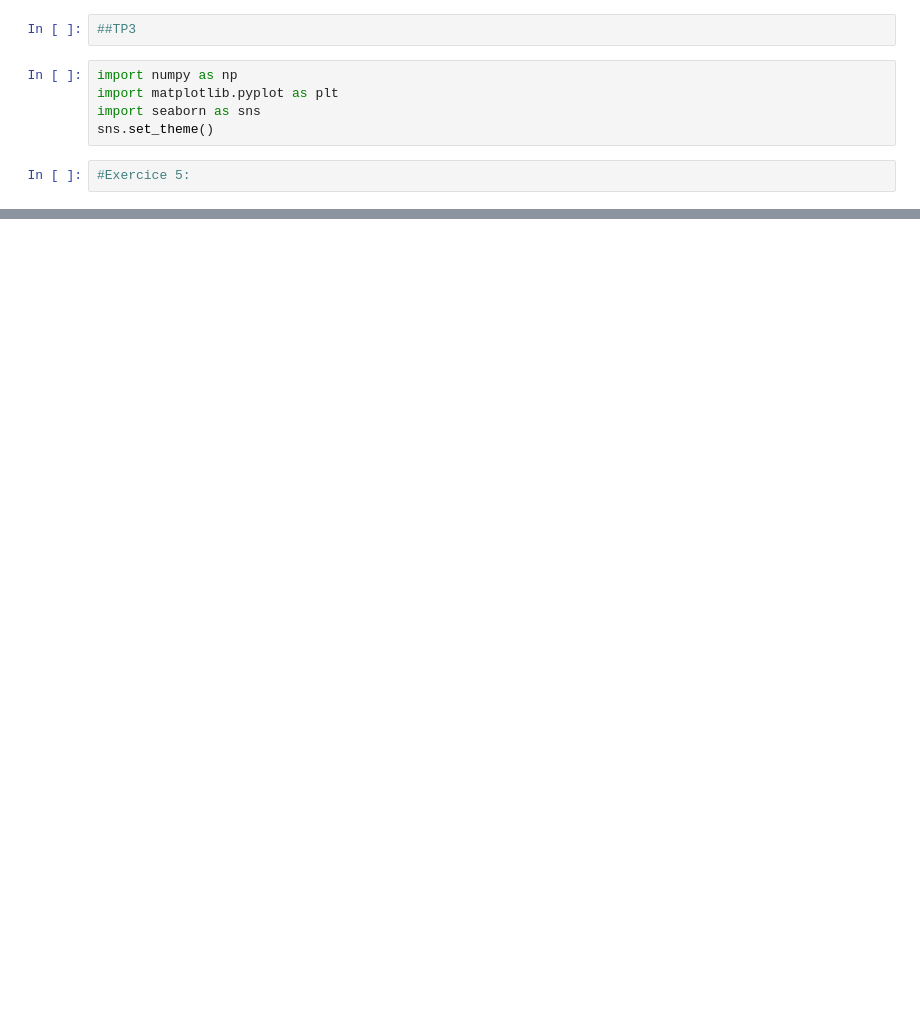
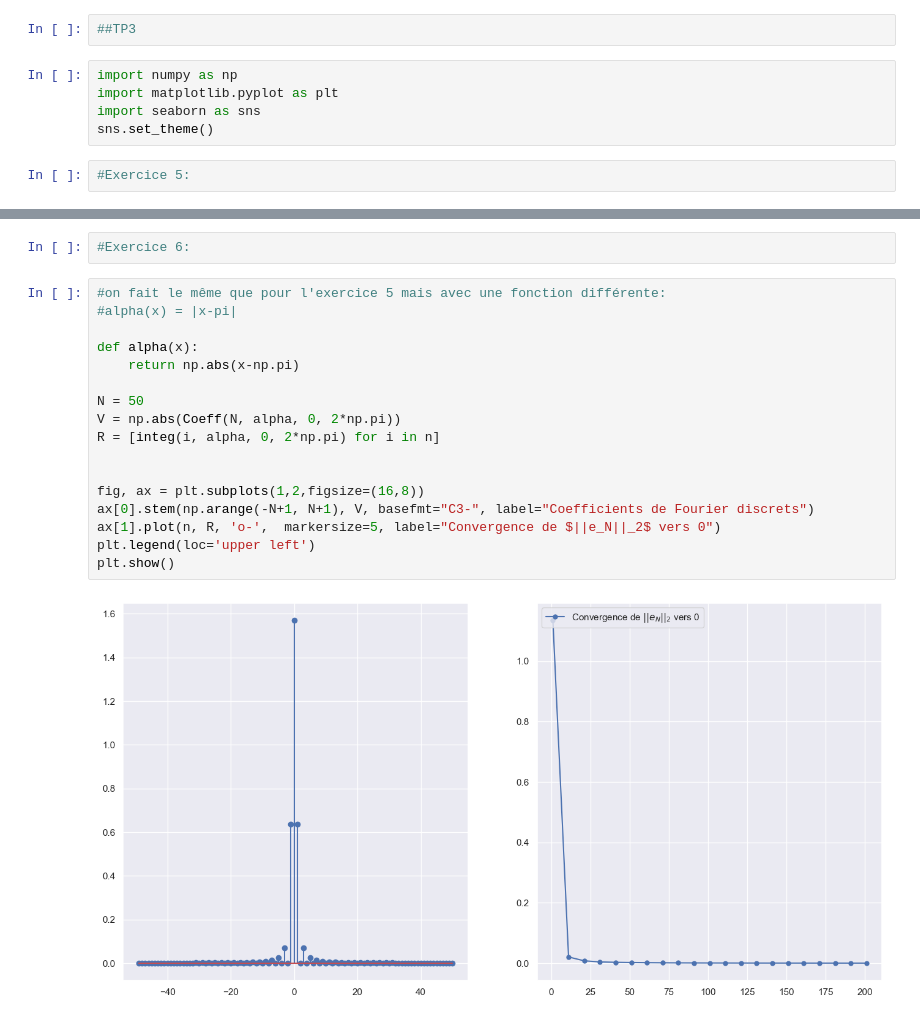
Before and after one commit to PolTibau/Fourier-Discrete, a Jupyter notebook: TP/TP3.ipynb, the cells around one changed output, grey strips where cells are left out. Drawn from its saved outputs; the diff is of its cells as text; blank space fills up the shorter version.

```diff
--- a/TP/TP3.ipynb
+++ b/TP/TP3.ipynb
@@ -77,0 +98,21 @@ plt.show()
+# %%
+#Exercice 6:
+# %%
+#on fait le même que pour l'exercice 5 mais avec une fonction différente:
+#alpha(x) = |x-pi|
+
+def alpha(x):
+    return np.abs(x-np.pi)
+
+N = 50
+V = np.abs(Coeff(N, alpha, 0, 2*np.pi))
+R = [integ(i, alpha, 0, 2*np.pi) for i in n]
+
+
+fig, ax = plt.subplots(1,2,figsize=(16,8))
+ax[0].stem(np.arange(-N+1, N+1), V, basefmt="C3-", label="Coefficients de Fourier discrets")
+ax[1].plot(n, R, 'o-',  markersize=5, label="Convergence de $||e_N||_2$ vers 0")
+plt.legend(loc='upper left')
+plt.show()
+# %% [output]
+[figure, added]
```
Also changed, not shown: parts of 6 cells of this notebook.
